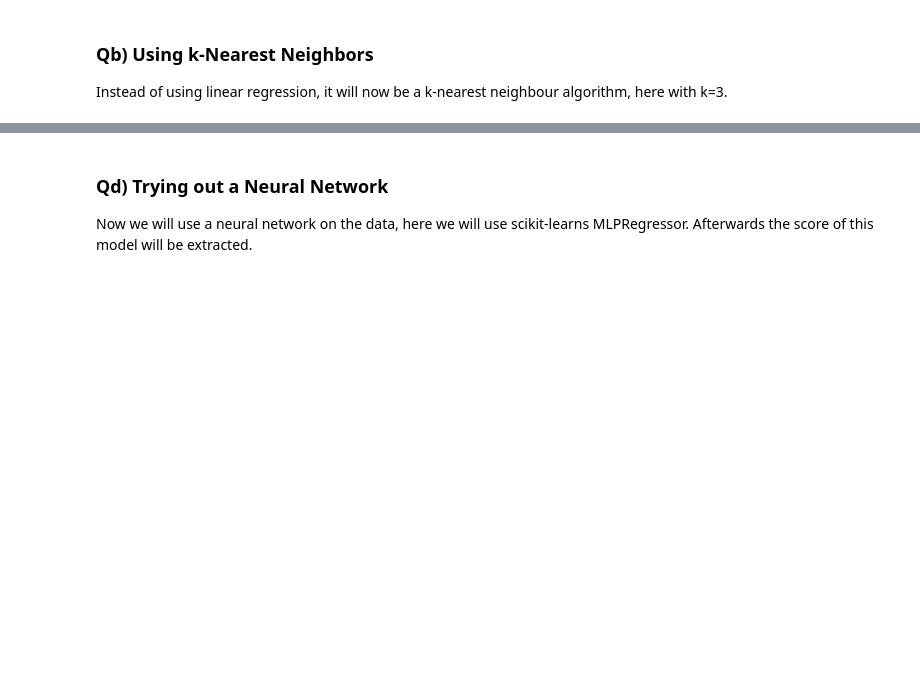
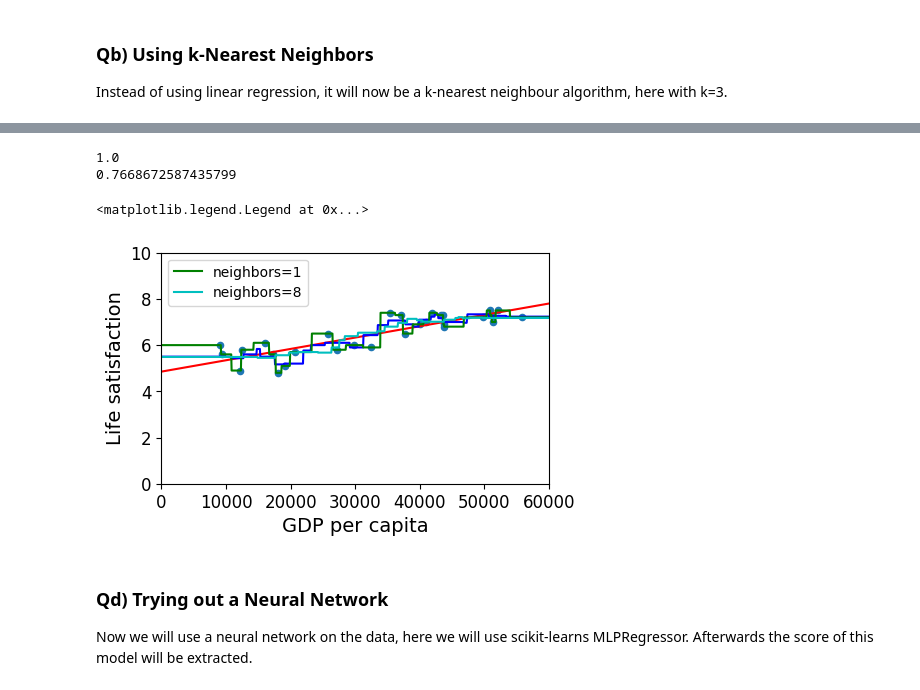
Before and after one commit to kaaecreme/6-Semester, a Jupyter notebook: MAL/L01/Combined final assignment.ipynb, the cells around one changed output, grey strips where cells are left out. Saved outputs shown, nothing was run; the diff lists cells and outputs as text; code cells hidden in the pictures; blank space fills up the shorter version.

```diff
--- a/MAL/L01/Combined final assignment.ipynb
+++ b/MAL/L01/Combined final assignment.ipynb
@@ -283,27 +349,40 @@ Hint here is a similar plot of a KNN for a small set of different k's:
 # %%
 sample_data.plot(kind='scatter', x="GDP per capita", y='Life satisfaction', figsize=(5,3))
 plt.axis([0, 60000, 0, 10])
 
 # create an test matrix M, with the same dimensionality as X, and in the range [0;60000]
 # and a step size of your choice
 m=np.linspace(0, 60000, 1000)
 M=np.empty([m.shape[0],1])
 M[:,0]=m
 
 # from this test M data, predict the y values via the lin.reg. and k-nearest models
 y_pred_lin = lin1.predict(M)
 y_pred_knn = knn.predict(M)   # ASSUMING the variable name 'knn' of your KNeighborsRegressor
 
 # use plt.plot to plot x-y into the sample_data plot..
 plt.plot(m, y_pred_lin, "r")
 plt.plot(m, y_pred_knn, "b")
 
 # Select and train a model with neighbor 1
 knn1 = KNeighborsRegressor(n_neighbors=1)
 knn1.fit(X, y)
 y_pred_knn1 = knn1.predict(M)
-plt.plot(m, y_pred_knn1, "g")
+plt.plot(m, y_pred_knn1, "g", label="neighbors=1")
 print(knn1.score(X, y))
+
+# Select and train a model with neighbor 8
+knn8 = KNeighborsRegressor(n_neighbors=8)
+knn8.fit(X, y)
+y_pred_knn8 = knn8.predict(M)
+plt.plot(m, y_pred_knn8, "c", label="neighbors=8")
+print(knn8.score(X, y))
+plt.legend()
+# %% [output]
+1.0
+0.7668672587435799
+<matplotlib.legend.Legend at 0x...>
+[figure, added]
 # %% [markdown]
 ### Qd) Trying out a Neural Network
 
```
Also changed, not shown: parts of 48 cells of this notebook.
